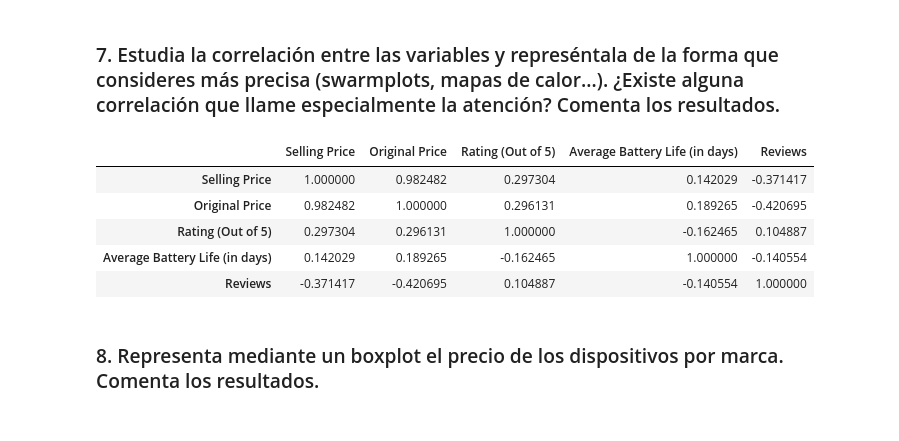
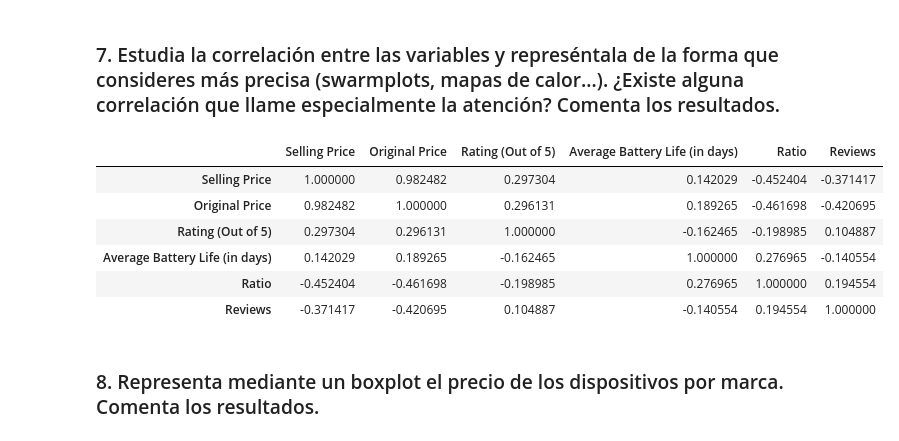
Before and after one commit to afercaceres/Fitness_Trackers, a Jupyter notebook: practica_python.ipynb, the cells around one changed output. Saved outputs shown, nothing was run; the diff lists cells and outputs as text; code cells hidden in the pictures.

```diff
--- a/practica_python.ipynb
+++ b/practica_python.ipynb
@@ -711,11 +711,12 @@ percByBrand.bar_label(percByBrand.containers[0]);
 # %% [markdown]
 ### 7. Estudia la correlación entre las variables y represéntala de la forma que consideres más precisa (swarmplots, mapas de calor…). ¿Existe alguna correlación que llame especialmente la atención? Comenta los resultados.
 # %%
-variablesNumericas.corr()
+datos.corr()
 # %% [output]
-|  | Selling Price | Original Price | Rating (Out of 5) | Average Battery Life (in days) | Reviews |
-| Selling Price | 1.000000 | 0.982482 | 0.297304 | 0.142029 | -0.371417 |
-| Original Price | 0.982482 | 1.000000 | 0.296131 | 0.189265 | -0.420695 |
-| Rating (Out of 5) | 0.297304 | 0.296131 | 1.000000 | -0.162465 | 0.104887 |
-| Average Battery Life (in days) | 0.142029 | 0.189265 | -0.162465 | 1.000000 | -0.140554 |
-| Reviews | -0.371417 | -0.420695 | 0.104887 | -0.140554 | 1.000000 |
+|  | Selling Price | Original Price | Rating (Out of 5) | Average Battery Life (in days) | Ratio | Reviews |
+| Selling Price | 1.000000 | 0.982482 | 0.297304 | 0.142029 | -0.452404 | -0.371417 |
+| Original Price | 0.982482 | 1.000000 | 0.296131 | 0.189265 | -0.461698 | -0.420695 |
+| Rating (Out of 5) | 0.297304 | 0.296131 | 1.000000 | -0.162465 | -0.198985 | 0.104887 |
+| Average Battery Life (in days) | 0.142029 | 0.189265 | -0.162465 | 1.000000 | 0.276965 | -0.140554 |
+| Ratio | -0.452404 | -0.461698 | -0.198985 | 0.276965 | 1.000000 | 0.194554 |
+| Reviews | -0.371417 | -0.420695 | 0.104887 | -0.140554 | 0.194554 | 1.000000 |
```
Also changed, not shown: parts of 8 cells of this notebook.
